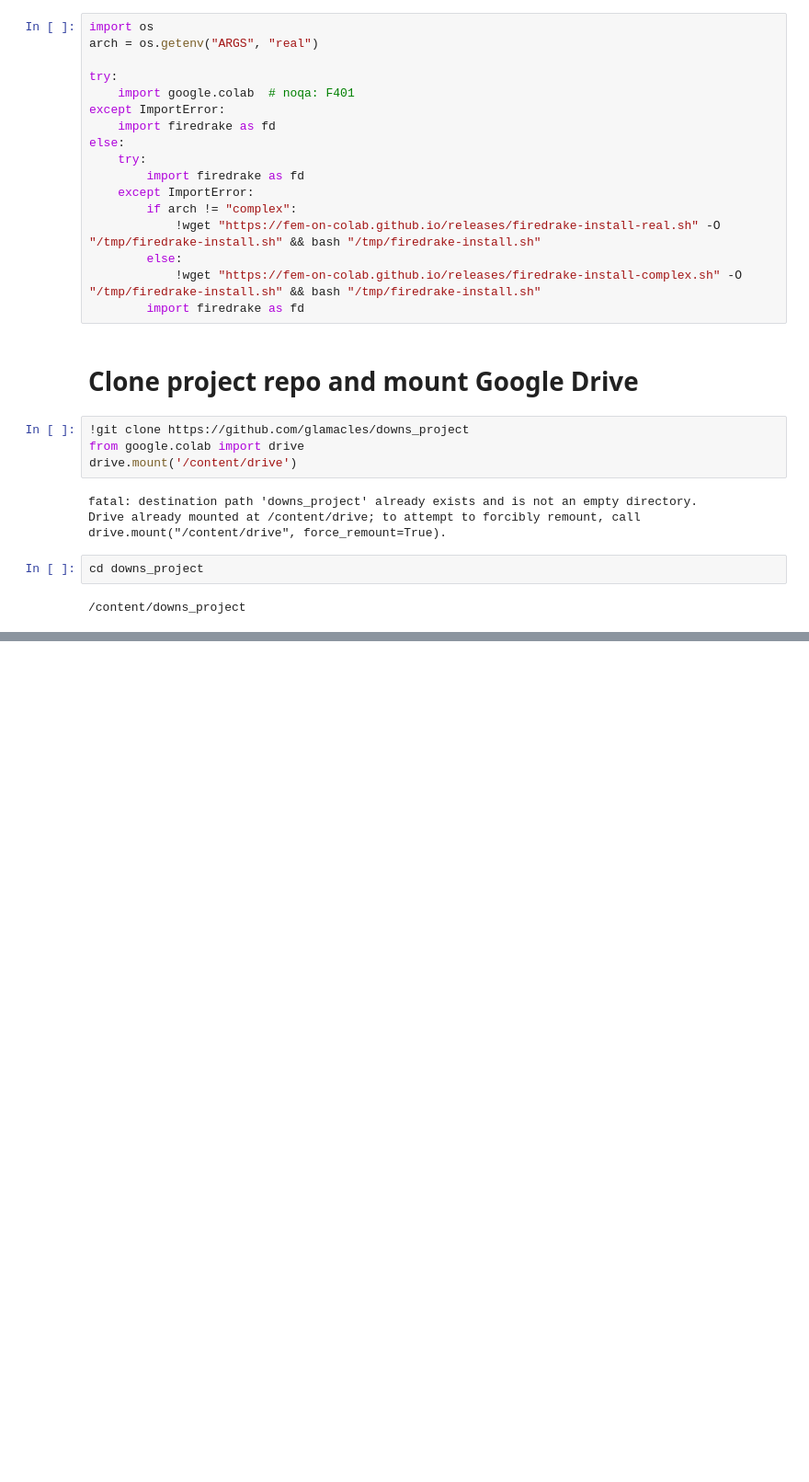
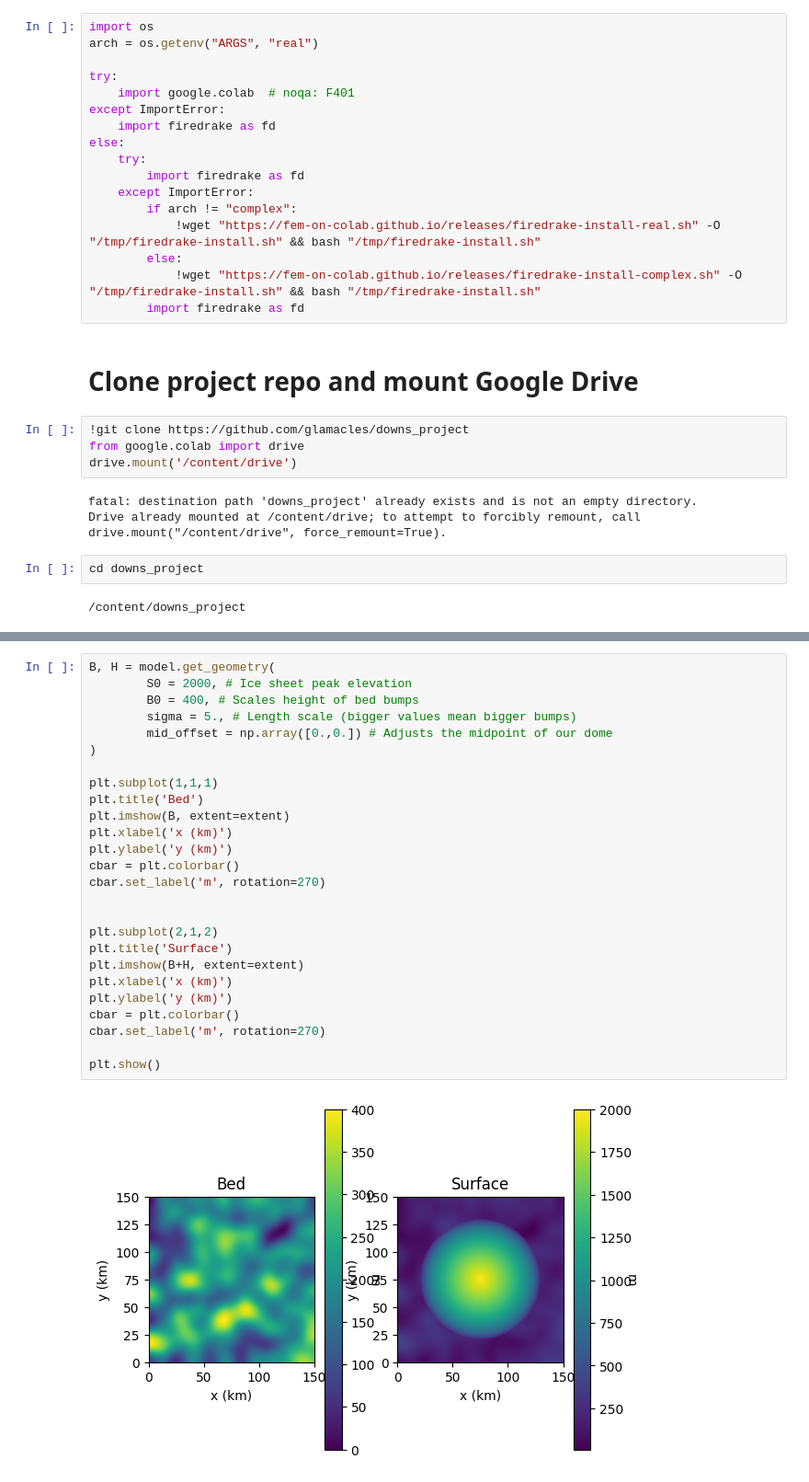
Before and after one commit to glamacles/downs_project, a Jupyter notebook: intro.ipynb, the cells around one changed output, grey strips where cells are left out. Shown at 92% size. Saved outputs shown, nothing was run; the diff lists cells and outputs as text; blank space fills up the shorter version.

```diff
--- a/intro.ipynb
+++ b/intro.ipynb
@@ -124,0 +194,28 @@ the derivative, and then assemble the resulting form.
+# %%
+B, H = model.get_geometry(
+        S0 = 2000, # Ice sheet peak elevation
+        B0 = 400, # Scales height of bed bumps
+        sigma = 5., # Length scale (bigger values mean bigger bumps)
+        mid_offset = np.array([0.,0.]) # Adjusts the midpoint of our dome
+)
+
+plt.subplot(1,1,1)
+plt.title('Bed')
+plt.imshow(B, extent=extent)
+plt.xlabel('x (km)')
+plt.ylabel('y (km)')
+cbar = plt.colorbar()
+cbar.set_label('m', rotation=270)
+
+
+plt.subplot(2,1,2)
+plt.title('Surface')
+plt.imshow(B+H, extent=extent)
+plt.xlabel('x (km)')
+plt.ylabel('y (km)')
+cbar = plt.colorbar()
+cbar.set_label('m', rotation=270)
+
+plt.show()
+# %% [output]
+[figure, added]
```
Also changed, not shown: parts of 6 cells of this notebook, 7 other files.
